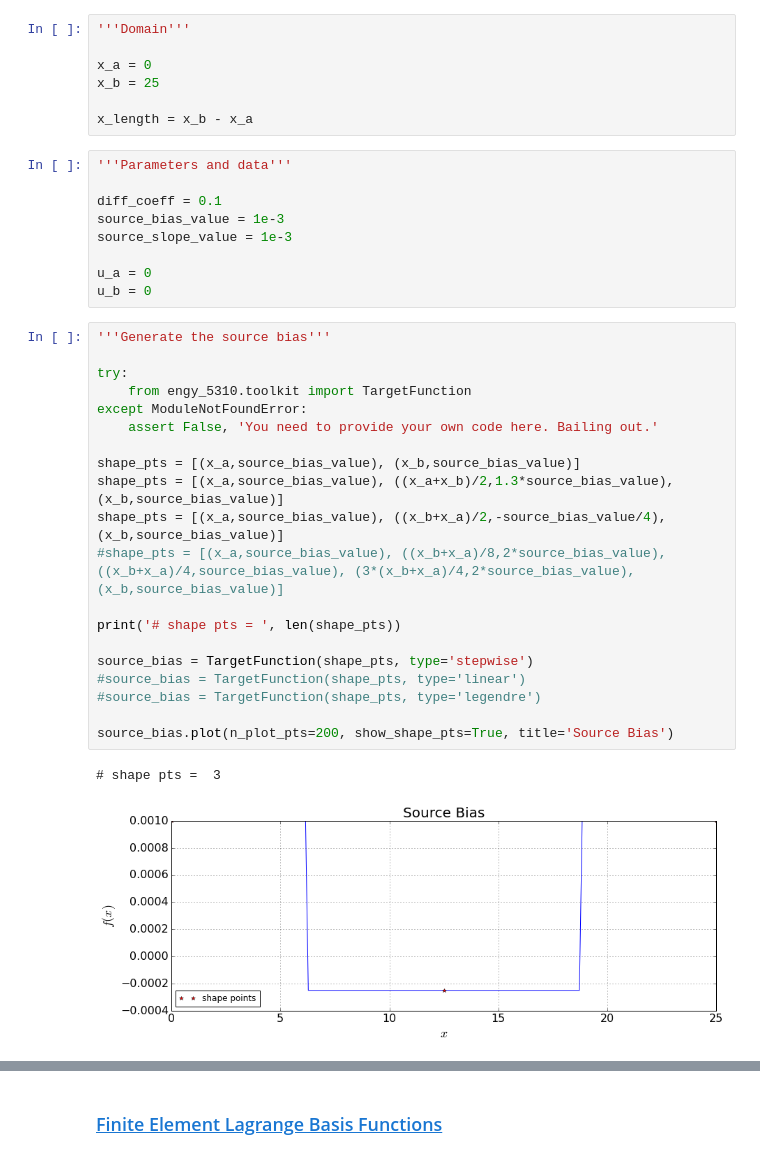
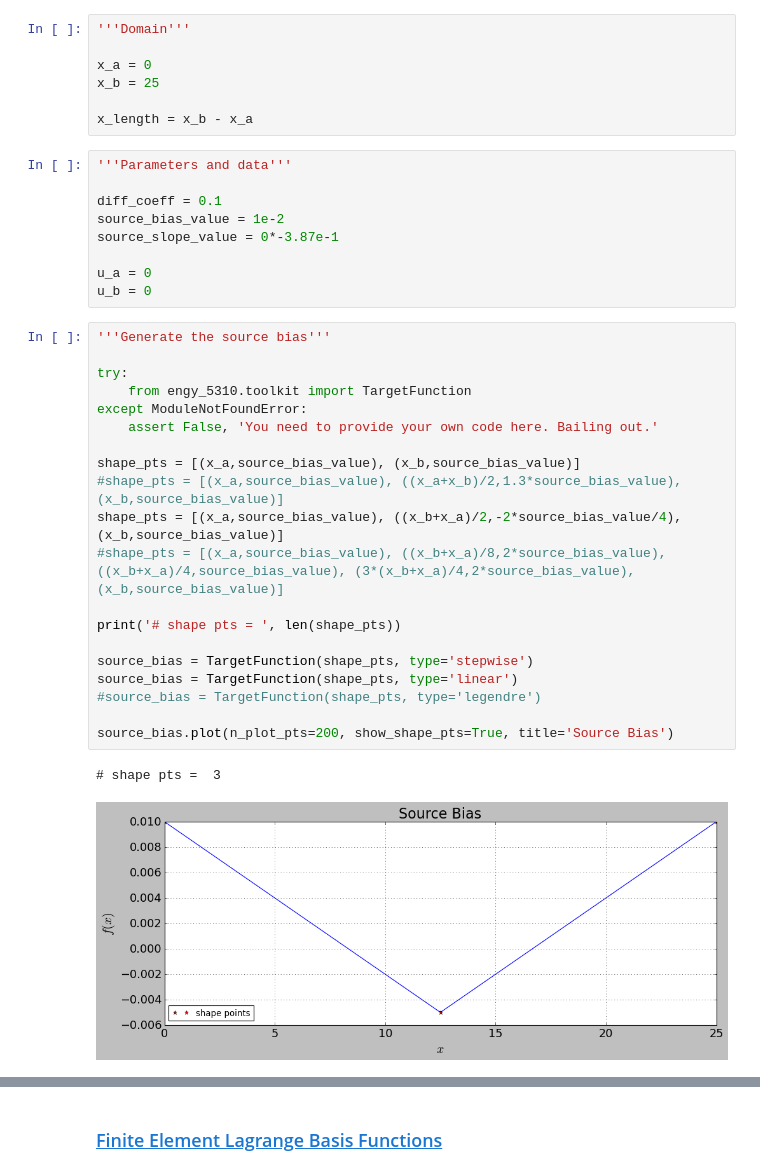
Before and after one commit to dpploy/engy-5330, a Jupyter notebook: notebooks/05b-rayleigh-ritz-fem-lagrange-dirichlet.ipynb, the cells around one changed output, grey strips where cells are left out. Drawn from its saved outputs; the diff is of its cells as text.

```diff
--- a/notebooks/05b-rayleigh-ritz-fem-lagrange-dirichlet.ipynb
+++ b/notebooks/05b-rayleigh-ritz-fem-lagrange-dirichlet.ipynb
@@ -112,34 +112,34 @@ x_length = x_b - x_a
 '''Parameters and data'''
 
 diff_coeff = 0.1
-source_bias_value = 1e-3
-source_slope_value = 1e-3
+source_bias_value = 1e-2
+source_slope_value = 0*-3.87e-1
 
 u_a = 0
 u_b = 0
 # %%
 '''Generate the source bias'''
 
 try:
     from engy_5310.toolkit import TargetFunction
 except ModuleNotFoundError:
     assert False, 'You need to provide your own code here. Bailing out.'
 
 shape_pts = [(x_a,source_bias_value), (x_b,source_bias_value)]
-shape_pts = [(x_a,source_bias_value), ((x_a+x_b)/2,1.3*source_bias_value), (x_b,source_bias_value)]
-shape_pts = [(x_a,source_bias_value), ((x_b+x_a)/2,-source_bias_value/4), (x_b,source_bias_value)]
+#shape_pts = [(x_a,source_bias_value), ((x_a+x_b)/2,1.3*source_bias_value), (x_b,source_bias_value)]
+shape_pts = [(x_a,source_bias_value), ((x_b+x_a)/2,-2*source_bias_value/4), (x_b,source_bias_value)]
 #shape_pts = [(x_a,source_bias_value), ((x_b+x_a)/8,2*source_bias_value), ((x_b+x_a)/4,source_bias_value), (3*(x_b+x_a)/4,2*source_bias_value), (x_b,source_bias_value)]
 
 print('# shape pts = ', len(shape_pts))
 
 source_bias = TargetFunction(shape_pts, type='stepwise')
-#source_bias = TargetFunction(shape_pts, type='linear')
+source_bias = TargetFunction(shape_pts, type='linear')
 #source_bias = TargetFunction(shape_pts, type='legendre')
 
 source_bias.plot(n_plot_pts=200, show_shape_pts=True, title='Source Bias')
 # %% [output]
 # shape pts =  3
-[figure, old version]
+[figure, new version]
 # %%
 '''Generate the source slope'''
 
```
Also changed, not shown: parts of 16 cells of this notebook, 5 other files.
